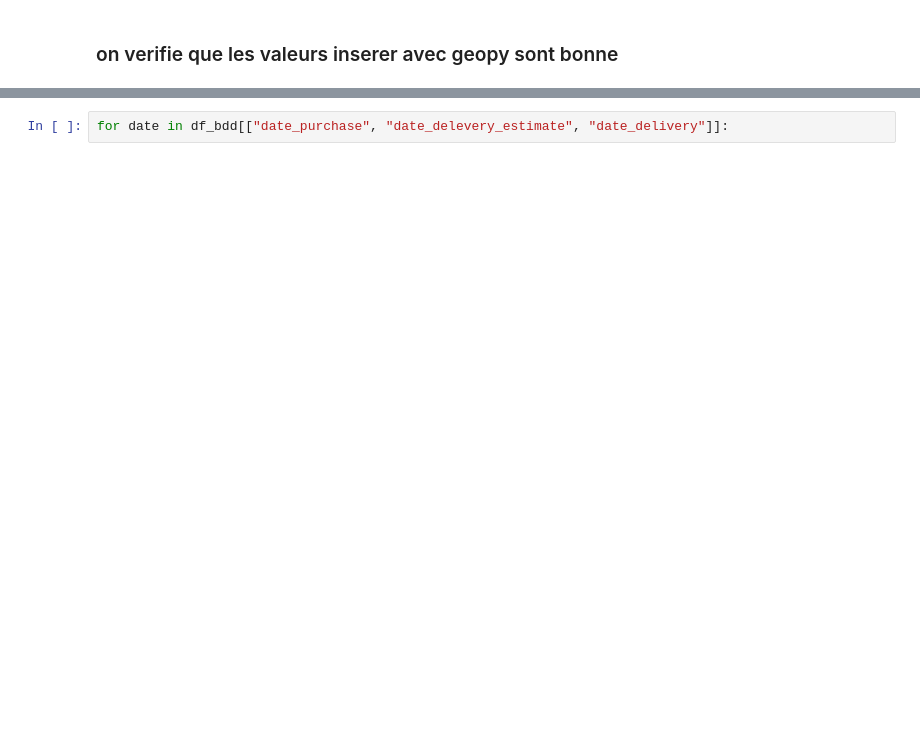
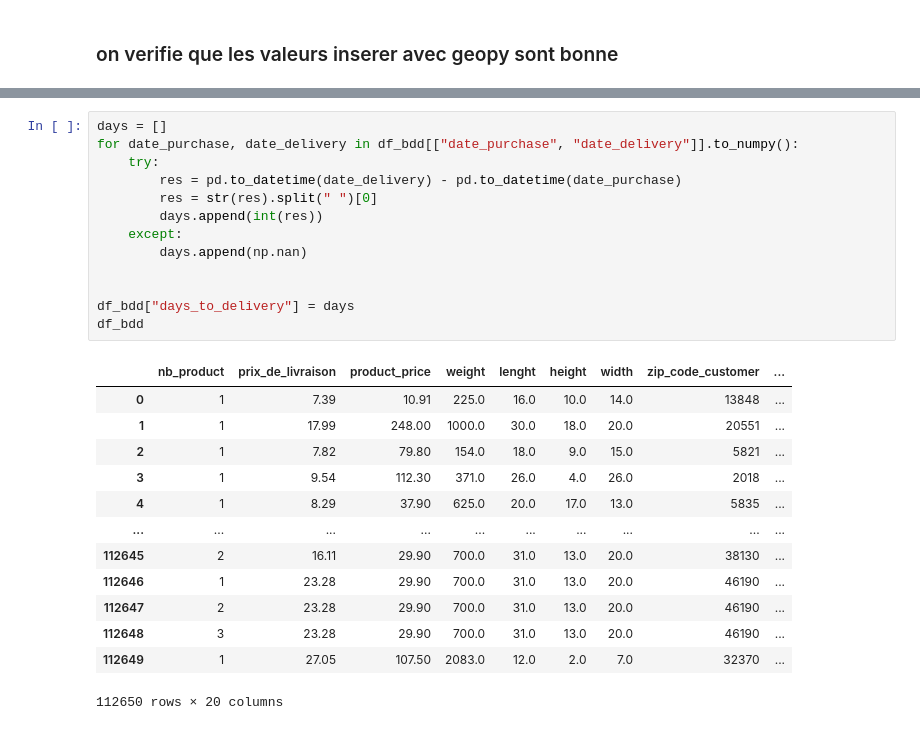
Before and after one commit to Justine-league/LA-DATA-DREAM-TEAM-equipe-justine, a Jupyter notebook: Partie_2/Untitled.ipynb, the cells around one changed output, grey strips where cells are left out. Drawn from its saved outputs; the diff is of its cells as text; blank space fills up the shorter version.

```diff
--- a/Partie_2/Untitled.ipynb
+++ b/Partie_2/Untitled.ipynb
@@ -155,4 +246,29 @@ print(geopy.distance.geodesic((-22.915371, -43.242996), (-23.468441, -46.720688)
-# %%
-for date in df_bdd[["date_purchase", "date_delevery_estimate", "date_delivery"]]:
+# %%
+days = []
+for date_purchase, date_delivery in df_bdd[["date_purchase", "date_delivery"]].to_numpy():
+    try:
+        res = pd.to_datetime(date_delivery) - pd.to_datetime(date_purchase)
+        res = str(res).split(" ")[0]
+        days.append(int(res))
+    except:
+        days.append(np.nan)
+
+
+df_bdd["days_to_delivery"] = days
+df_bdd
+# %% [output]
+|  | nb_product | prix_de_livraison | product_price | weight | lenght | height | width | zip_code_customer | ... |
+| 0 | 1 | 7.39 | 10.91 | 225.0 | 16.0 | 10.0 | 14.0 | 13848 | ... |
+| 1 | 1 | 17.99 | 248.00 | 1000.0 | 30.0 | 18.0 | 20.0 | 20551 | ... |
+| 2 | 1 | 7.82 | 79.80 | 154.0 | 18.0 | 9.0 | 15.0 | 5821 | ... |
+| 3 | 1 | 9.54 | 112.30 | 371.0 | 26.0 | 4.0 | 26.0 | 2018 | ... |
+| 4 | 1 | 8.29 | 37.90 | 625.0 | 20.0 | 17.0 | 13.0 | 5835 | ... |
+| ... | ... | ... | ... | ... | ... | ... | ... | ... | ... |
+| 112645 | 2 | 16.11 | 29.90 | 700.0 | 31.0 | 13.0 | 20.0 | 38130 | ... |
+| 112646 | 1 | 23.28 | 29.90 | 700.0 | 31.0 | 13.0 | 20.0 | 46190 | ... |
+| 112647 | 2 | 23.28 | 29.90 | 700.0 | 31.0 | 13.0 | 20.0 | 46190 | ... |
+| 112648 | 3 | 23.28 | 29.90 | 700.0 | 31.0 | 13.0 | 20.0 | 46190 | ... |
+| 112649 | 1 | 27.05 | 107.50 | 2083.0 | 12.0 | 2.0 | 7.0 | 32370 | ... |
+112650 rows × 20 columns
 # %%
 # calculate the correlation matrix
```
Also changed, not shown: parts of 10 cells of this notebook.
